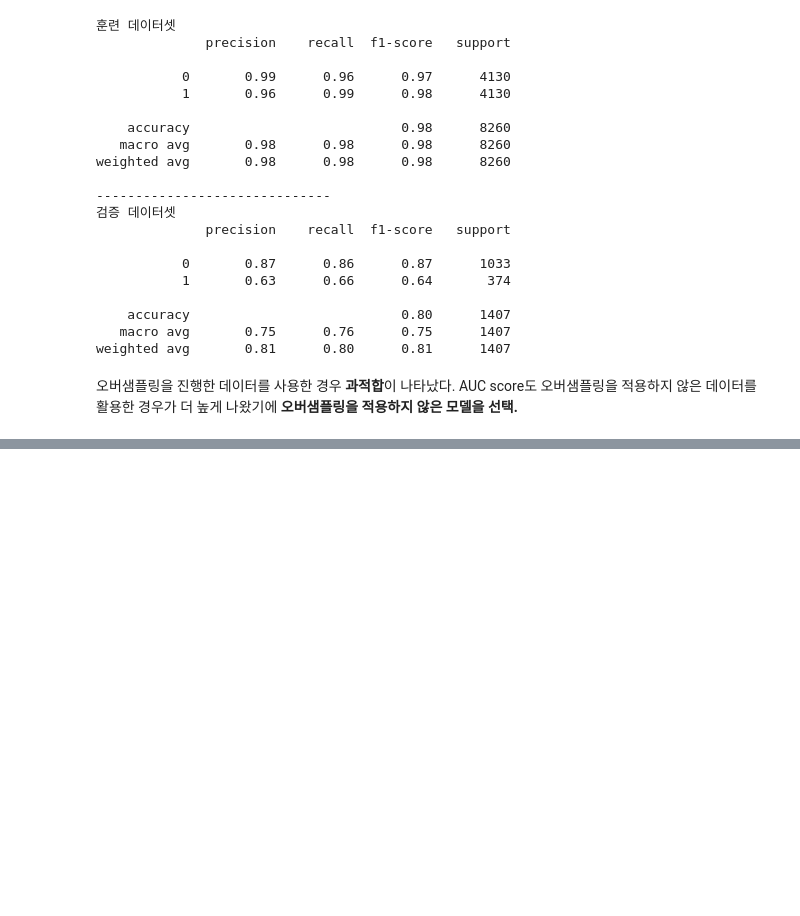
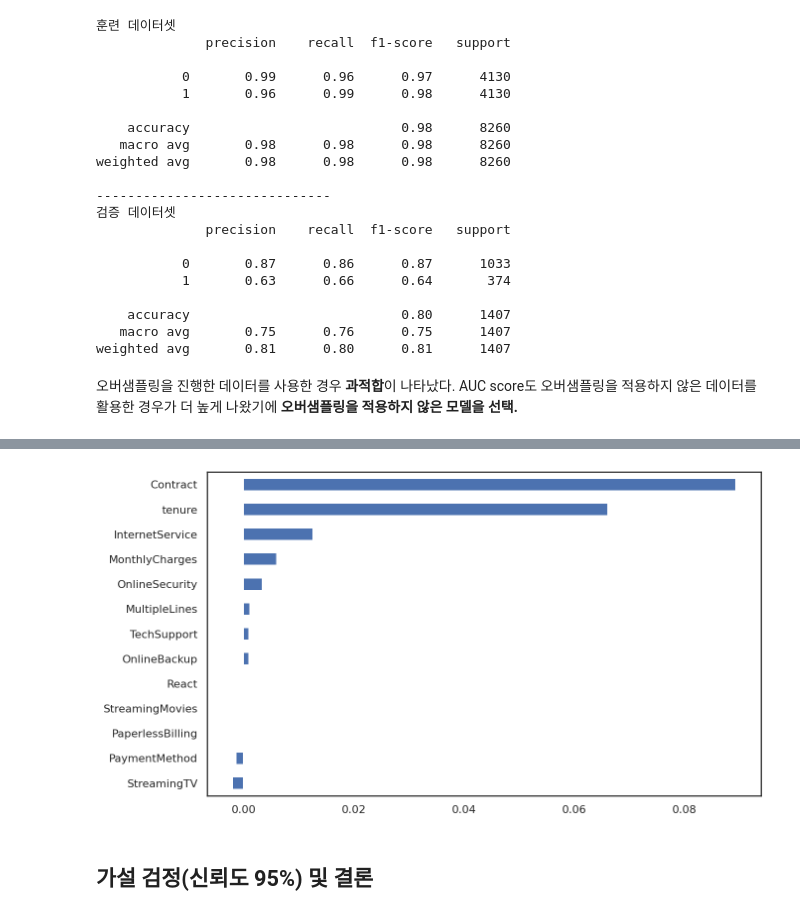
Before and after one commit to maengg/Customer_churn, a Jupyter notebook: Customer_churn.ipynb, the cells around one changed output, grey strips where cells are left out. Drawn from its saved outputs; the diff is of its cells as text; code cells hidden in the pictures; blank space fills up the shorter version.

```diff
--- a/Customer_churn.ipynb
+++ b/Customer_churn.ipynb
@@ -1051,0 +1194,3 @@ weighted avg       0.81      0.80      0.81      1407
+# %%
+# best model로 선언.
+clf_drop = clf_drop.best_estimator_
@@ -1051,0 +1240,8 @@ weighted avg       0.81      0.80      0.81      1407
+# %%
+# 순열 중요도 계산
+permuter_drop = PermutationImportance(clf_drop,
+                                 scoring='roc_auc',
+                                 n_iter=5,
+                                 random_state=2)
+
+permuter_drop.fit(X_test_drop_pre, y_test)
@@ -1051,0 +1257,8 @@ weighted avg       0.81      0.80      0.81      1407
+# %%
+plt.figure(figsize=(10,6))
+features_drop = X_test_drop.columns.to_list()
+pd.Series(permuter_drop.feature_importances_, features_drop).sort_values().plot.barh();
+# %% [output]
+[figure, added]
+# %% [markdown]
+## **가설 검정(신뢰도 95%) 및 결론**
```
Also changed, not shown: parts of 59 cells of this notebook.
